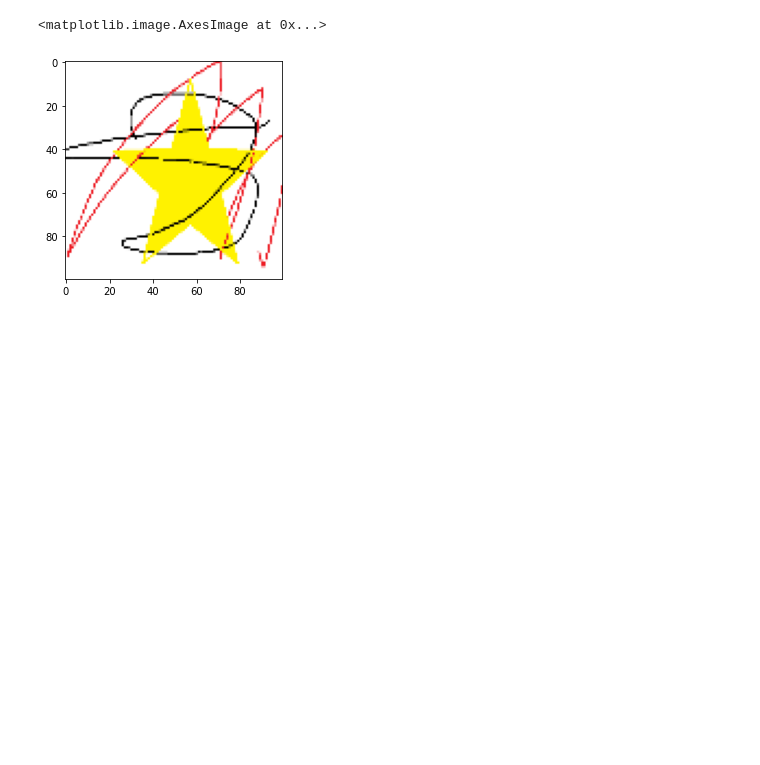
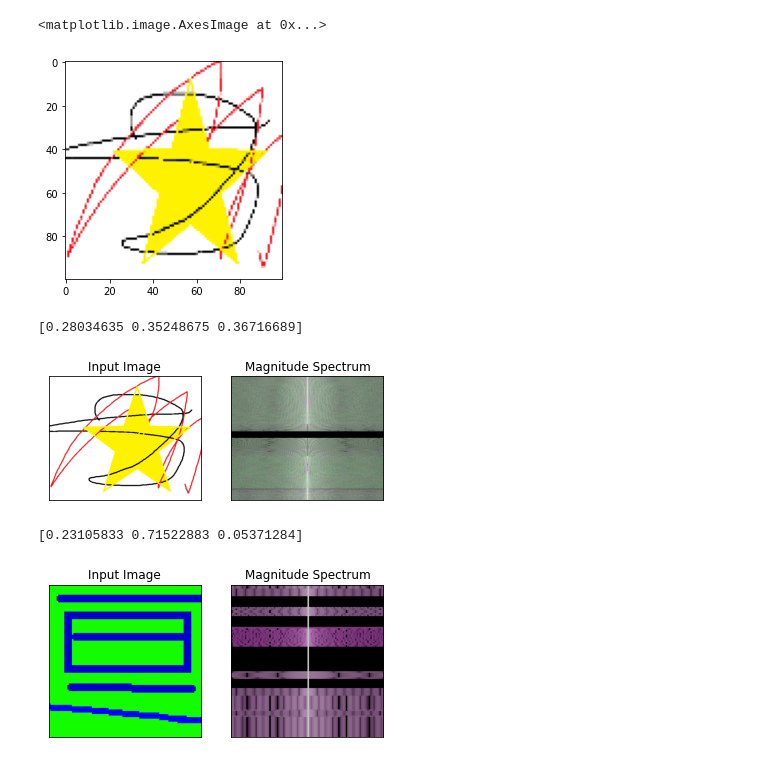
Before and after one commit to watabu/Image-monster, a Jupyter notebook: sources/test.ipynb, the cells around one changed output. Drawn from its saved outputs; the diff is of its cells as text; code cells hidden in the pictures; blank space fills up the shorter version.

```diff
--- a/sources/test.ipynb
+++ b/sources/test.ipynb
@@ -39,12 +39,11 @@ class MonsterGenerator:
         return monster
 
 
-
 class Status:
-    def __init__(self):
-        self.hp = 0
-        self.attack = 0
-        self.defence = 0
+    def __init__(self, hp=0, attack=0, defence=0):
+        self.hp = hp
+        self.attack = attack
+        self.defence = defence
 
 class Battle:
     pass
@@ -135,12 +134,44 @@ import matplotlib.pyplot as plt
 %matplotlib inline
 
 im = cv2.imread("test.png")
-
+im2 = cv2.imread("blue_green.png")
 im_rgb=cv2.cvtColor(im, cv2.COLOR_BGR2RGB)
-plt.imshow(im_rgb)
+#im_rgb = im
 
 im_rgb = cv2.resize(im_rgb, (100, 100))
 plt.imshow(im_rgb)
 # %% [output]
 <matplotlib.image.AxesImage at 0x...>
 [figure]
+# %%
+#ステータスを生成して返す
+def generateStatus(image):
+    rgb_hist = image.T.sum(axis=1).sum(axis=1)
+    rgb_hist = rgb_hist / sum(rgb_hist)
+    print(rgb_hist)
+
+    f = np.fft.fft2(image)
+    fshift = np.fft.fftshift(f)
+    foo = np.abs(fshift)
+    foo = np.where(foo < 1, 1, foo)
+    magnitude_spectrum = 20 * np.log(foo)
+
+    im_rgb=cv2.cvtColor(image, cv2.COLOR_BGR2RGB)
+
+    plt.subplot(121),plt.imshow(im_rgb)
+    plt.title('Input Image'), plt.xticks([]), plt.yticks([])
+    plt.subplot(122),plt.imshow(np.round(magnitude_spectrum.astype(np.uint8)), cmap = 'gray')
+    plt.title('Magnitude Spectrum'), plt.xticks([]), plt.yticks([])
+    plt.show()
+
+    status = Status()
+    return status
+
+
+a = generateStatus(im)
+b = generateStatus(im2)
+# %% [output]
+[0.28034635 0.35248675 0.36716689]
+[figure, added]
+[0.23105833 0.71522883 0.05371284]
+[figure, added]
```
Also changed, not shown: 1 other file.
